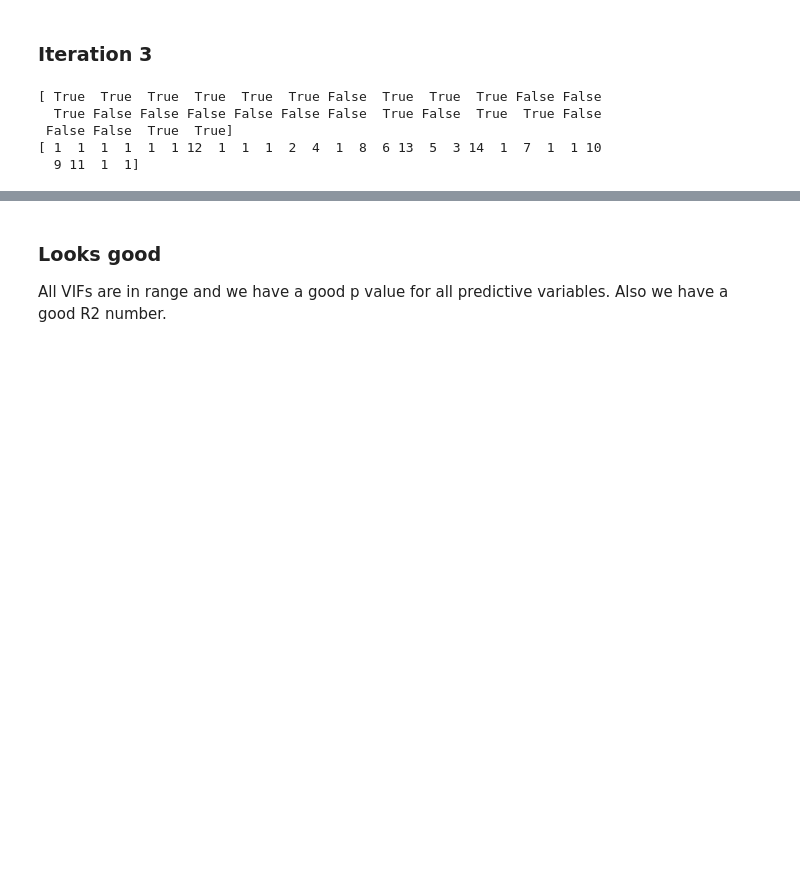
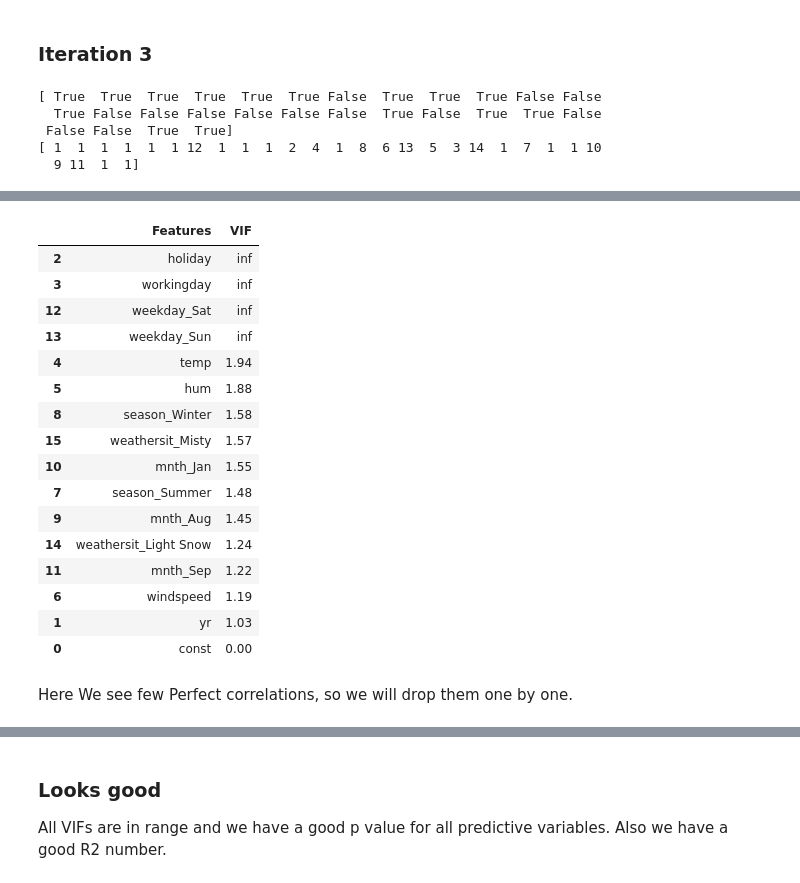
Before and after one commit to anuragpatel23/BikeSharingCaseStudy, a Jupyter notebook: Bike Sharing Assignment.ipynb, the cells around one changed output, grey strips where cells are left out. Drawn from its saved outputs; the diff is of its cells as text; code cells hidden in the pictures; blank space fills up the shorter version.

```diff
--- a/Bike Sharing Assignment.ipynb
+++ b/Bike Sharing Assignment.ipynb
@@ -674,4 +674,34 @@ Notes:
 [1] Standard Errors assume that the covariance matrix of the errors is correctly specified.
 [2] The smallest eigenvalue is 5.11e-28. This might indicate that there are
 strong multicollinearity problems or that the design matrix is singular.
+# %%
+#Checking VIF
+
+vif = pd.DataFrame()
+X = X_train_rfe3
+vif['Features'] = X.columns
+vif['VIF'] = [variance_inflation_factor(X.values, i) for i in range(X.shape[1])]
+vif['VIF'] = round(vif['VIF'], 2)
+vif = vif.sort_values(by = "VIF", ascending = False)
+vif
+# %% [output]
+|  | Features | VIF |
+| 2 | holiday | inf |
+| 3 | workingday | inf |
+| 12 | weekday_Sat | inf |
+| 13 | weekday_Sun | inf |
+| 4 | temp | 1.94 |
+| 5 | hum | 1.88 |
+| 8 | season_Winter | 1.58 |
+| 15 | weathersit_Misty | 1.57 |
+| 10 | mnth_Jan | 1.55 |
+| 7 | season_Summer | 1.48 |
+| 9 | mnth_Aug | 1.45 |
+| 14 | weathersit_Light Snow | 1.24 |
+| 11 | mnth_Sep | 1.22 |
+| 6 | windspeed | 1.19 |
+| 1 | yr | 1.03 |
+| 0 | const | 0.00 |
+# %% [markdown]
+Here We see few Perfect correlations, so we will drop them one by one.
 # %%
```
Also changed, not shown: parts of 11 cells of this notebook, 1 other file.
